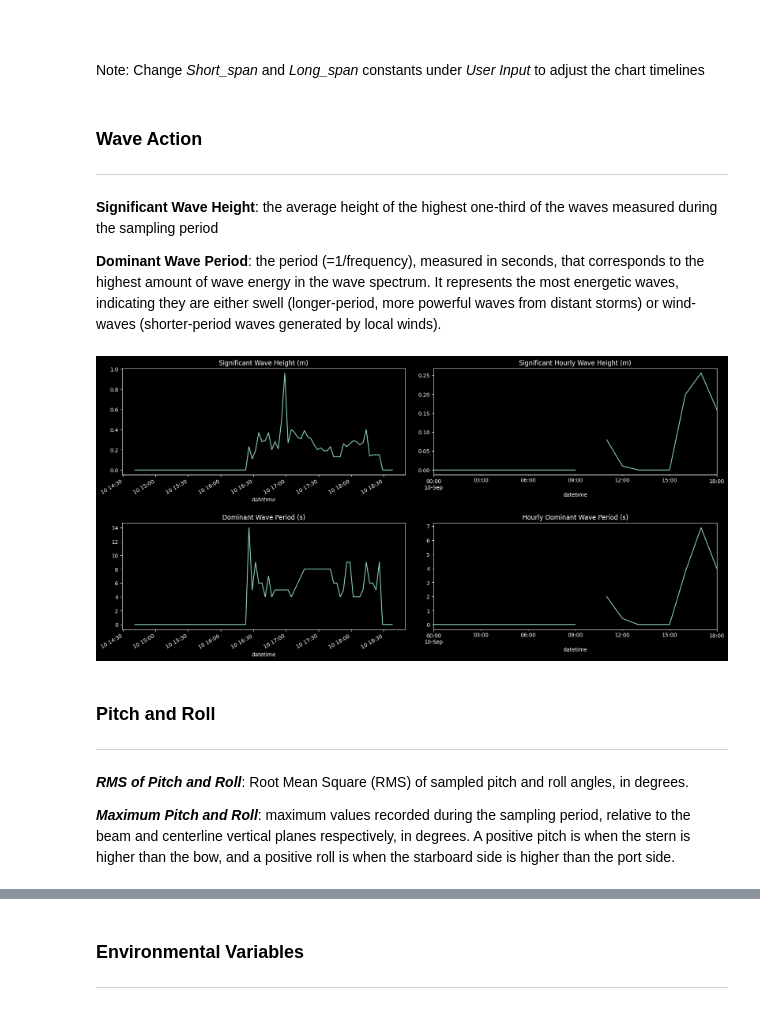
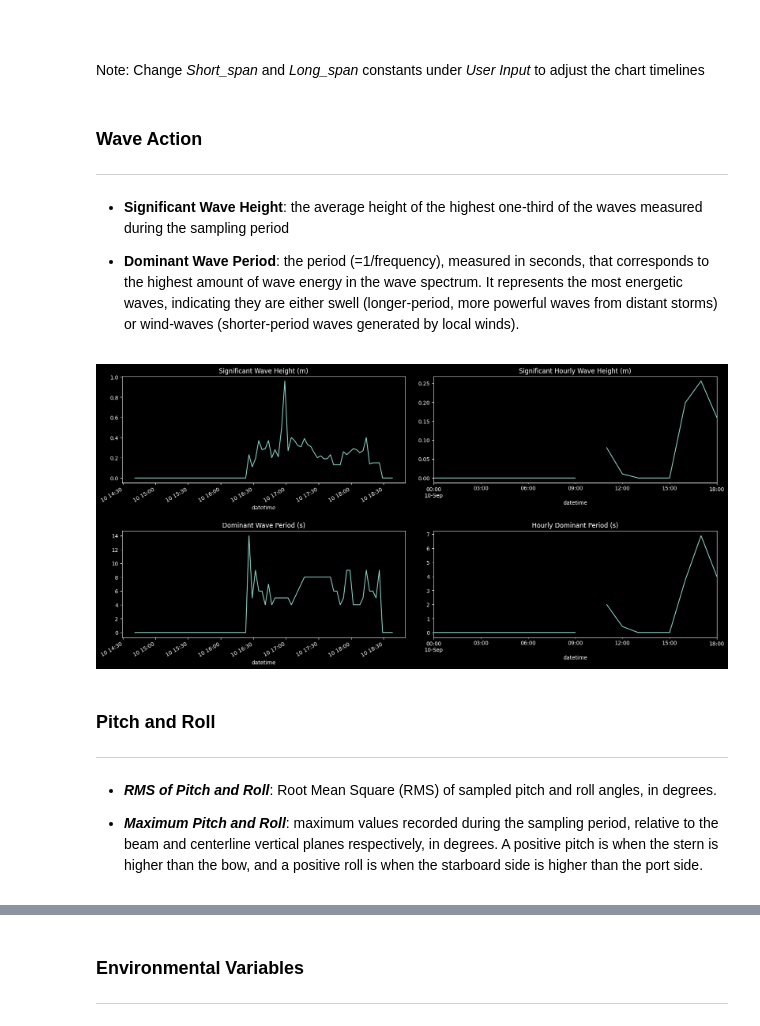
Before and after one commit to mauroc/sqrpi, a Jupyter notebook: dashboard.ipynb, the cells around one changed output, grey strips where cells are left out. Saved outputs shown, nothing was run; the diff lists cells and outputs as text; code cells hidden in the pictures.

```diff
--- a/dashboard.ipynb
+++ b/dashboard.ipynb
@@ -111,29 +110,29 @@ Note: Change _Short_span_ and _Long_span_ constants under _User Input_ to adjust
 ### Wave Action ###
 ----
 
-__Significant Wave Height__: the average height of the highest one-third of the waves measured during the sampling period
+- __Significant Wave Height__: the average height of the highest one-third of the waves measured during the sampling period
 
-__Dominant Wave Period__: the period (=1/frequency), measured in seconds, that corresponds to the highest amount of wave energy in the wave spectrum. It represents the most energetic waves, indicating they are either swell (longer-period, more powerful waves from distant storms) or wind-waves (shorter-period waves generated by local winds).
+- __Dominant Wave Period__: the period (=1/frequency), measured in seconds, that corresponds to the highest amount of wave energy in the wave spectrum. It represents the most energetic waves, indicating they are either swell (longer-period, more powerful waves from distant storms) or wind-waves (shorter-period waves generated by local winds).
 # %%
 # Draw Charts
 fig, axes = pl.subplots(nrows=2, ncols=2, figsize=(Cw,Ch*2))
 
 logs['wave height'].plot( kind='line', ax=axes[0,0], title="Significant Wave Height (m)")
 hourly_logs['wave height'].plot( kind='line', ax=axes[0,1], title="Significant Hourly Wave Height (m)")
 
-logs['wave period'].plot( kind='line', ax=axes[1,0], title="Dominant Wave Period (s)")
-hourly_logs['wave period'].plot( kind='line', ax=axes[1,1], title="Hourly Dominant Wave Period (s)")
+logs['dom_period'].plot( kind='line', ax=axes[1,0], title="Dominant Wave Period (s)")
+hourly_logs['dom_period'].plot( kind='line', ax=axes[1,1], title="Hourly Dominant Period (s)")
 
 pl.subplots_adjust(hspace=Hs, wspace=0.1)
 pl.show()
 # %% [output]
-[figure, old version]
+[figure, new version]
 # %% [markdown]
 ### Pitch and Roll ###
 ----
-___RMS of Pitch and Roll___:  Root Mean Square (RMS) of sampled pitch and roll angles, in degrees.
+- ___RMS of Pitch and Roll___:  Root Mean Square (RMS) of sampled pitch and roll angles, in degrees.
 
-___Maximum Pitch and Roll___:  maximum values recorded during the sampling period, relative to the beam and centerline vertical planes respectively, in degrees. A positive pitch is when the stern is higher than the bow, and a positive roll is when the starboard side is higher than the port side.
+- ___Maximum Pitch and Roll___:  maximum values recorded during the sampling period, relative to the beam and centerline vertical planes respectively, in degrees. A positive pitch is when the stern is higher than the bow, and a positive roll is when the starboard side is higher than the port side.
 # %%
 # Draw Charts
 fig, axes = pl.subplots(nrows=2, ncols=2, figsize=(Cw,Ch*2))
```
Also changed, not shown: parts of 9 cells of this notebook, 7 other files.
